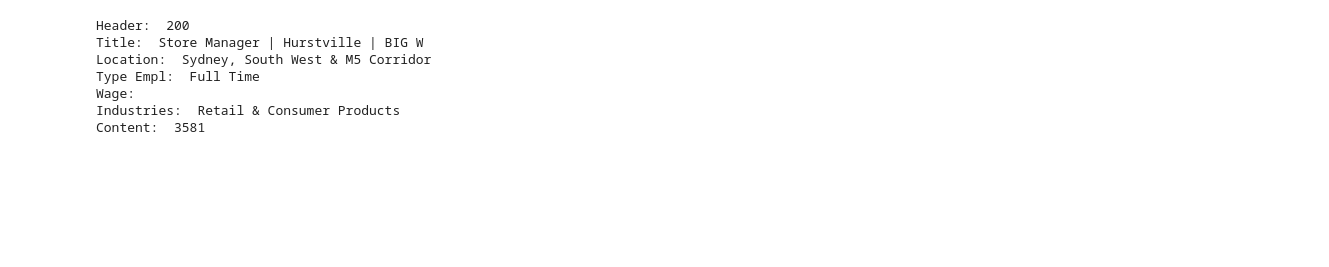
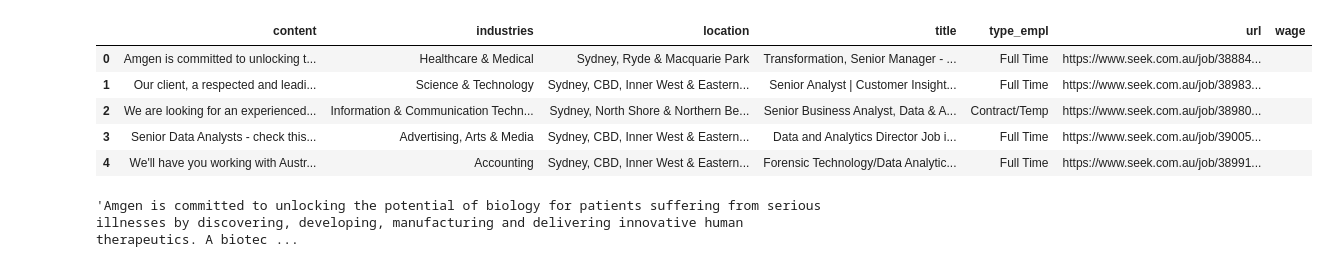
Before and after one commit to sealbamboo/DSme, a Jupyter notebook: Pro4/Step 3 -- scrap_details.ipynb, the cells around one changed output. Saved outputs shown, nothing was run; the diff lists cells and outputs as text; code cells hidden in the pictures; blank space fills up the shorter version.

```diff
--- a/Pro4/Step 3 -- scrap_details.ipynb
+++ b/Pro4/Step 3 -- scrap_details.ipynb
@@ -15,8 +15,9 @@ regex_d_space = r"(\s{2,})"
 regex_weblink = r"(www.[A-Za-z\.]+)"
 
 # File url
-file_url = '../datasets/wsjhealth.txt'
-dest_url = './run_data/wsj_scrapt_v2.csv'
+file_url = './training/jobs.csv'
+dest_url = './training/training.csv'
+
 
 # Basic list
 csv_header = ['title','location','type_empl','wage','industries','content']
@@ -50,3 +52,6 @@ def clean_web_scrap_content(content):
     content = content.replace(u'\xa0', u' ').lstrip().rstrip()
 
     return content
+# %%
+frame = pd.read_csv(file_url, sep=',')
+frame.info()
@@ -52,0 +200,9 @@ def clean_web_scrap_content(content):
+# %%
+frame.head()
+# %% [output]
+|  | content | industries | location | title | type_empl | url | wage |
+| 0 | Amgen is committed to unlocking t... | Healthcare & Medical | Sydney, Ryde & Macquarie Park | Transformation, Senior Manager - ... | Full Time | https://www.seek.com.au/job/38884... |  |
+| 1 | Our client, a respected and leadi... | Science & Technology | Sydney, CBD, Inner West & Eastern... | Senior Analyst | Customer Insight... | Full Time | https://www.seek.com.au/job/38983... |  |
+| 2 | We are looking for an experienced... | Information & Communication Techn... | Sydney, North Shore & Northern Be... | Senior Business Analyst, Data & A... | Contract/Temp | https://www.seek.com.au/job/38980... |  |
+| 3 | Senior Data Analysts - check this... | Advertising, Arts & Media | Sydney, CBD, Inner West & Eastern... | Data and Analytics Director Job i... | Full Time | https://www.seek.com.au/job/39005... |  |
+| 4 | We'll have you working with Austr... | Accounting | Sydney, CBD, Inner West & Eastern... | Forensic Technology/Data Analytic... | Full Time | https://www.seek.com.au/job/38991... |  |
@@ -52,0 +211,4 @@ def clean_web_scrap_content(content):
+# %%
+frame['content'][0]
+# %% [output]
+'Amgen is committed to unlocking the potential of biology for patients suffering from serious illnesses by discovering, developing, manufacturing and delivering innovative human therapeutics. A biotec ...
@@ -54,13 +218,14 @@ def clean_web_scrap_content(content):
 # Test Cell
 
 url_w_salary = 'https://www.seek.com.au/job/38961481?type=standout&searchrequesttoken=500a5225-80f9-4fcf-88c4-4985e717adf2'
+url_w_salary_1 = 'https://www.seek.com.au/job/38988764?type=standout&searchrequesttoken=7dd0818a-ae26-4408-918c-981552979733'
 url_wo_salary = 'https://www.seek.com.au/job/38952364?type=standout&searchrequesttoken=bd45b375-6e0c-4572-852c-1bfa7acc2952'
 
 url_generous_salary = 'https://www.seek.com.au/job/38931990?type=standard&searchrequesttoken=ddc9ad23-06e8-42c5-9691-a35a9f7c6c5e'
 url_test_random = 'https://www.seek.com.au/job/38843200?type=standard&searchrequesttoken=480f435f-3db5-4612-a554-a31df99c685e'
 
 # XPath Strings
-res = requests.get(url_test_random)
+res = requests.get(url_generous_salary)
 if res.status_code  == 200:
 
     print("Header: ", res.status_code)
@@ -99,7 +264,7 @@ if res.status_code  == 200:
     # Content
     # //div[@data-automation="mobileTemplate"]
     content = xpath_selector.xpath('//div[@data-automation="mobileTemplate"]').extract()
-    content = join_txt(content)
+    content = clean_web_scrap_content(content)
 
     # Print-out
     print("Title: ", title[0])
@@ -110,13 +275,5 @@ if res.status_code  == 200:
     print("Content: ", len(content))
 else:
     print("[ERROR]: ", res.status_code)
-# %% [output]
-Header:  200
-Title:  Store Manager | Hurstville | BIG W
-Location:  Sydney, South West & M5 Corridor
-Type Empl:  Full Time
-Wage:
-Industries:  Retail & Consumer Products
-Content:  3581
 # %%
 content
```
Also changed, not shown: parts of 8 cells of this notebook, 4 other files.
